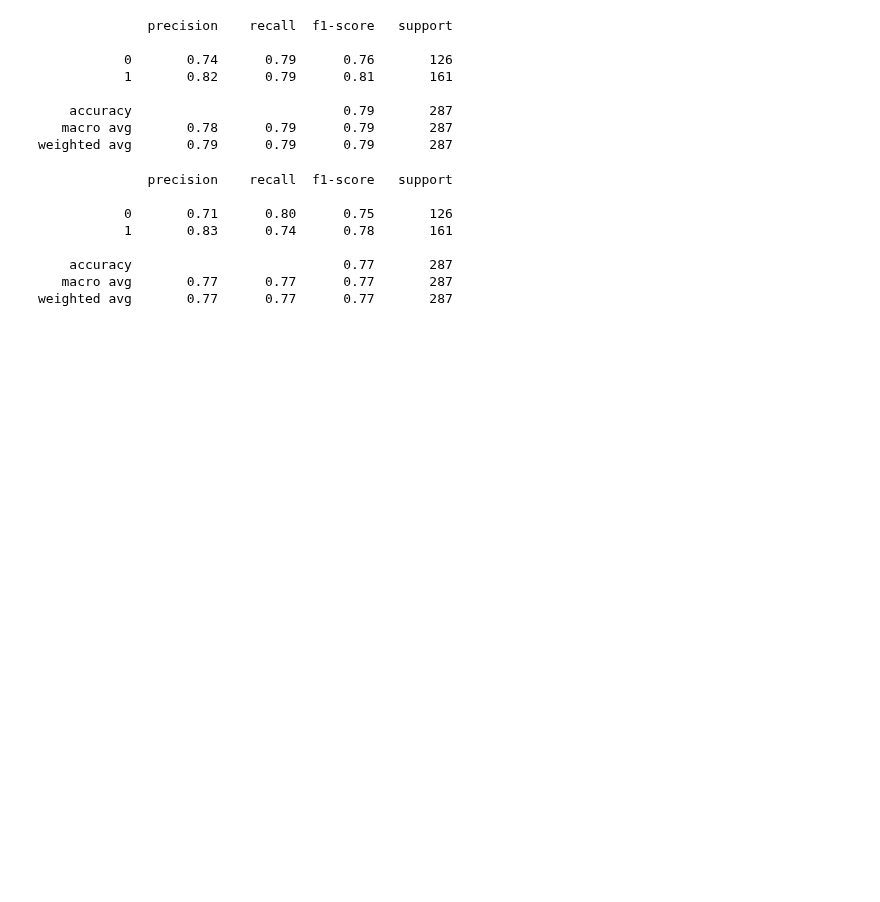
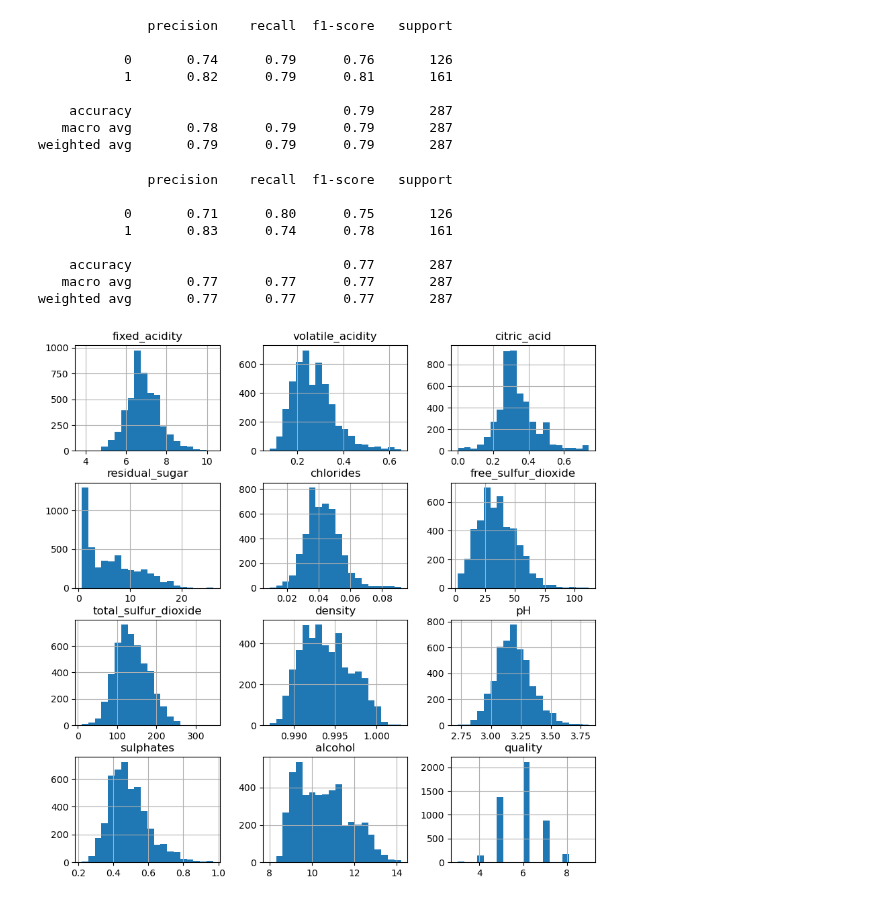
Before and after one commit to nmdollhopf/team1_wine_project, a Jupyter notebook: Wine_ML.ipynb, the cells around one changed output. Drawn from its saved outputs; the diff is of its cells as text; code cells hidden in the pictures; blank space fills up the shorter version.

```diff
--- a/Wine_ML.ipynb
+++ b/Wine_ML.ipynb
@@ -238,0 +242,7 @@ weighted avg       0.77      0.77      0.77       287
+# %%
+#distributions
+
+White_df.hist(bins=20, figsize=(10, 10))
+plt.show()
+# %% [output]
+[figure, added]
```
Also changed, not shown: parts of 15 cells of this notebook.
